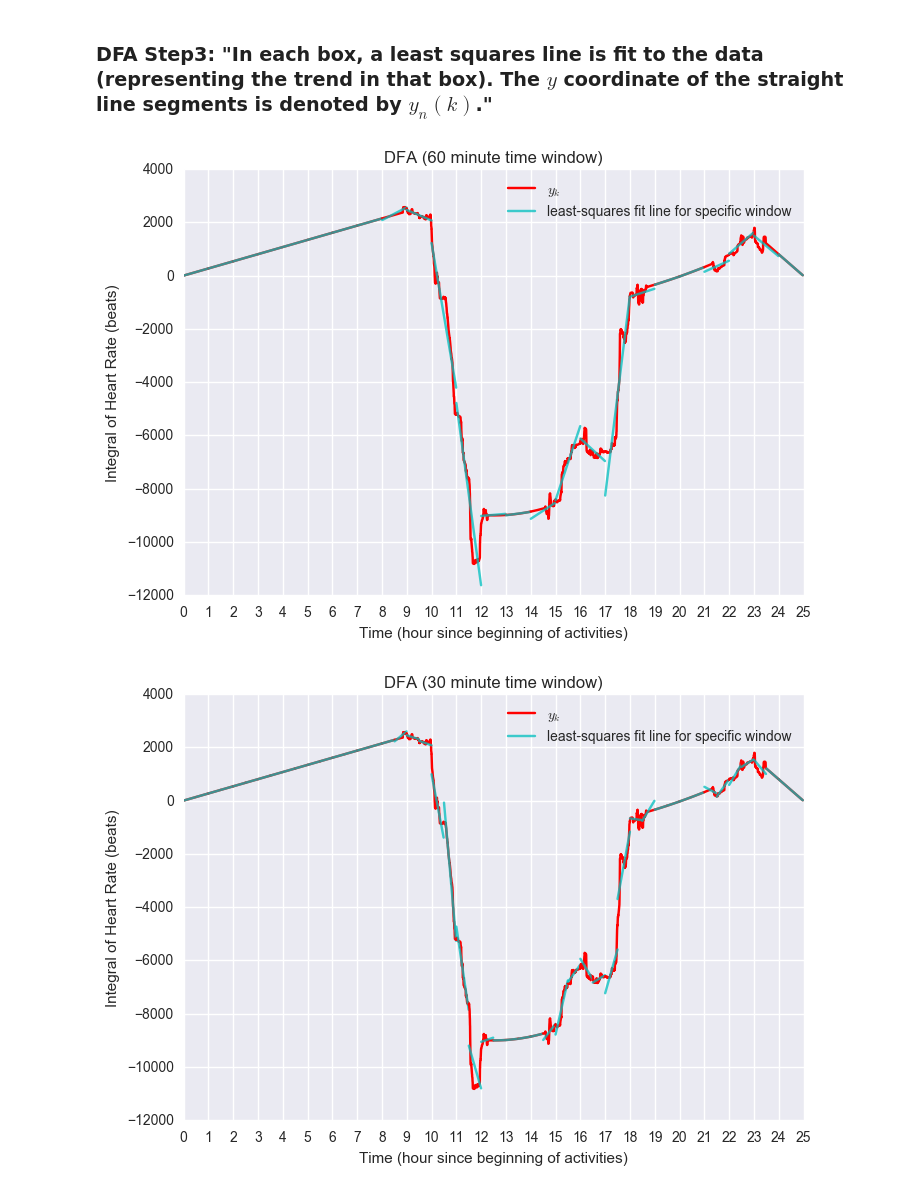
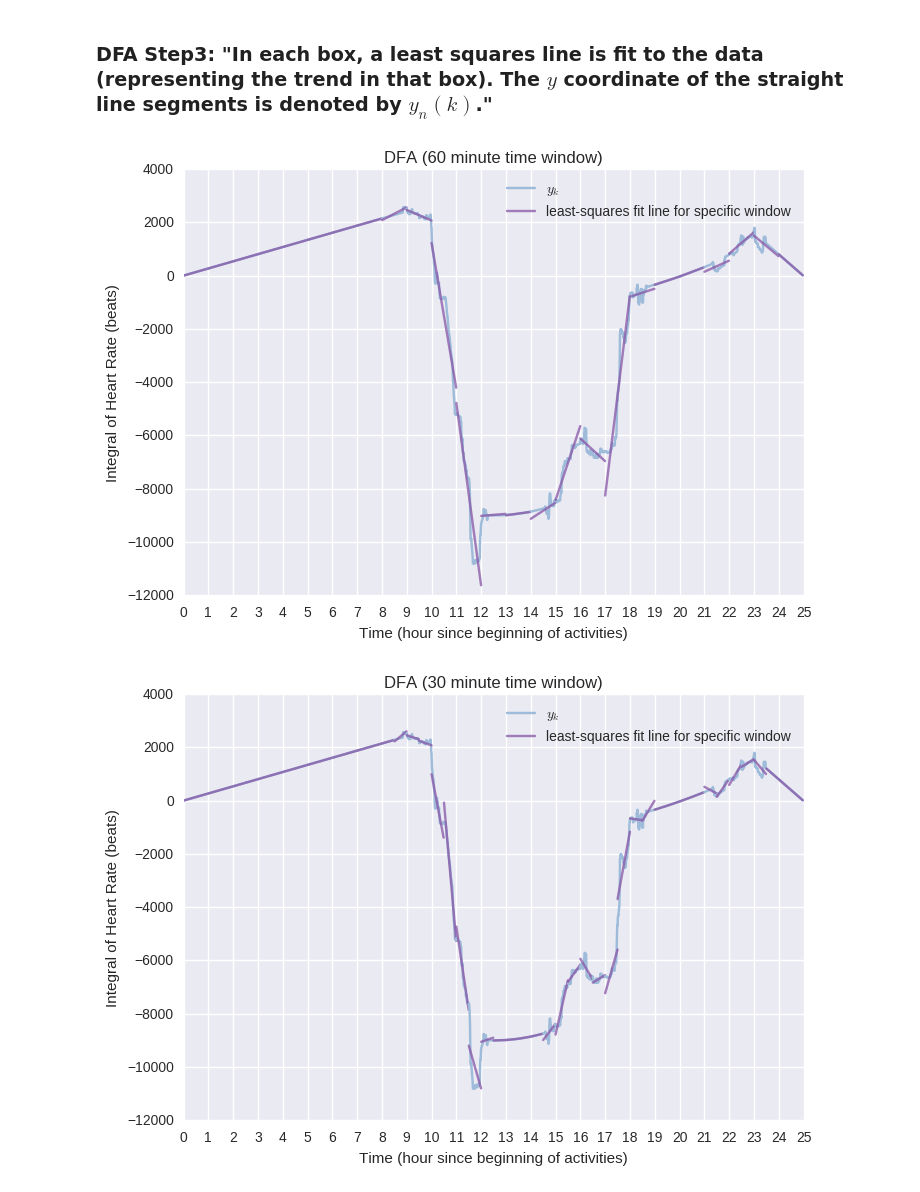
Before and after one commit to terrrychan/PHS-Project, a Jupyter notebook: Visualizations.ipynb, the cells around one changed output. Saved outputs shown, nothing was run; the diff lists cells and outputs as text; code cells hidden in the pictures.

Commit message:
more updates to visualizations (labelled peak coordinates on frequency domain graph, updated line colors on DFA graph, etc); removed .pdf files

```diff
--- a/Visualizations.ipynb
+++ b/Visualizations.ipynb
@@ -280,37 +305,37 @@ def dfa_linregress(window):
                                                                              dfa_box['dfa_yk'])
         plt.plot(dfa_box['time_min'].div(60),
                  dfa_box['dfa_yk'],
-                 'r-')
+                 '-', color=COLORS[1])
         plt.plot(dfa_box['time_min'].div(60),
                  dfa_box['time_min'].multiply(slope) + intercept,
-                 'c-',
+                 '-', color=COLORS[2],
                  alpha = 0.75)
 
         ynk = ynk.append(dfa_box['time_min'].multiply(slope) + intercept)
 
         # prepare box_start and box_end for next iteration
         box_start += window
         box_end += window
         if box_end > data['time_min'].max():
             box_end = data['time_min'].max()
 
     axes = plt.gca()
     resadjust(axes, xres=1)
     plt.title("DFA (" + str(window) + " minute time window)")
     plt.legend(["$y_k$", "least-squares fit line for specific window"])
     plt.xlabel('Time (hour since beginning of activities)')
     plt.ylabel('Integral of Heart Rate (beats)')
 
     filename_dict = {30.0: "30min",
                      60.0: "60min"}
     plt.savefig("dfa_"+filename_dict[window]+".png", format='png')
-    plt.savefig("dfa_"+filename_dict[window]+".pdf", format='pdf')
+#     plt.savefig("dfa_"+filename_dict[window]+".pdf", format='pdf')
     plt.show()
 
     return ynk
 
 ynk_hour = dfa_linregress(60)
 ynk_halfhour = dfa_linregress(30)
 # %% [output]
-[figure, old version]
+[figure, new version]
-[figure, old version]
+[figure, new version]
```
Also changed, not shown: parts of 12 cells of this notebook, 10 other files.
